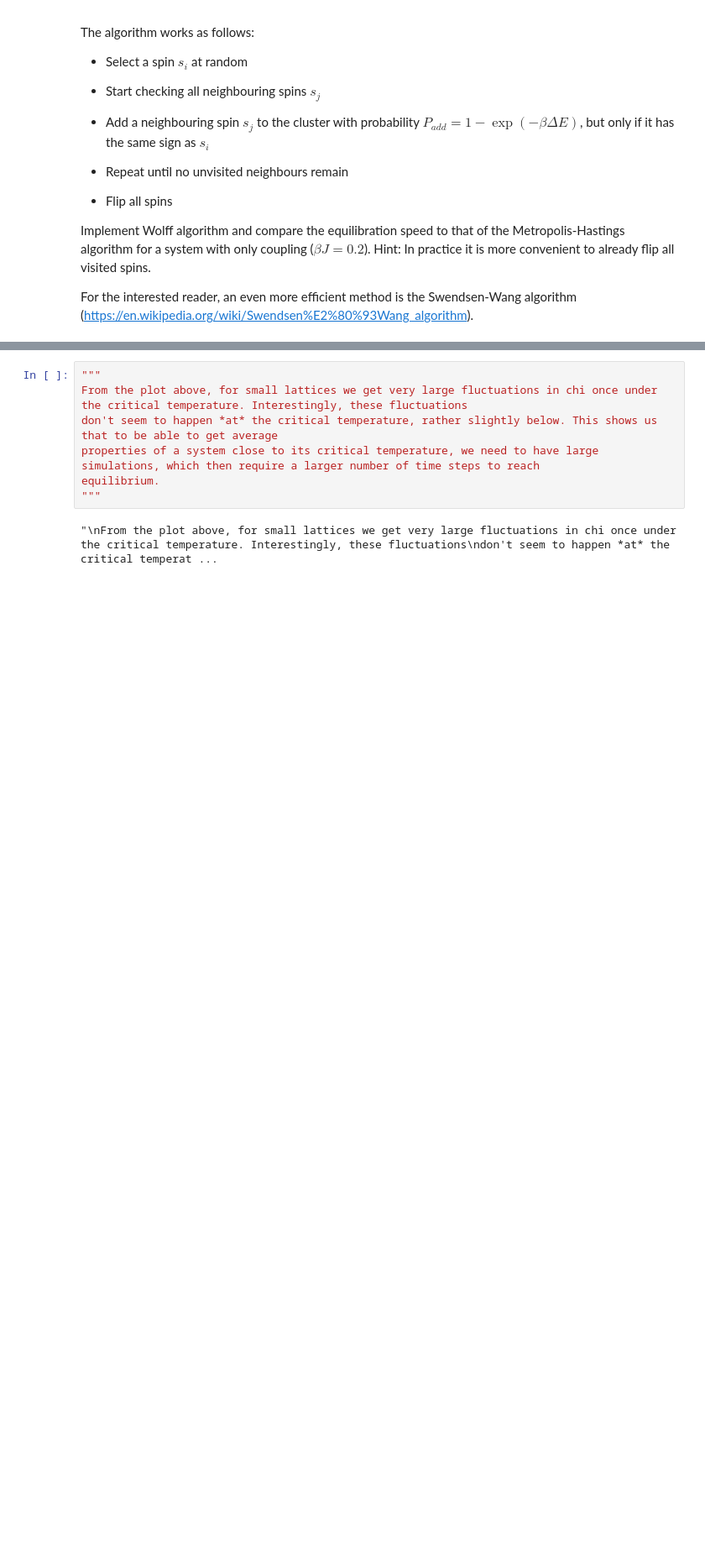
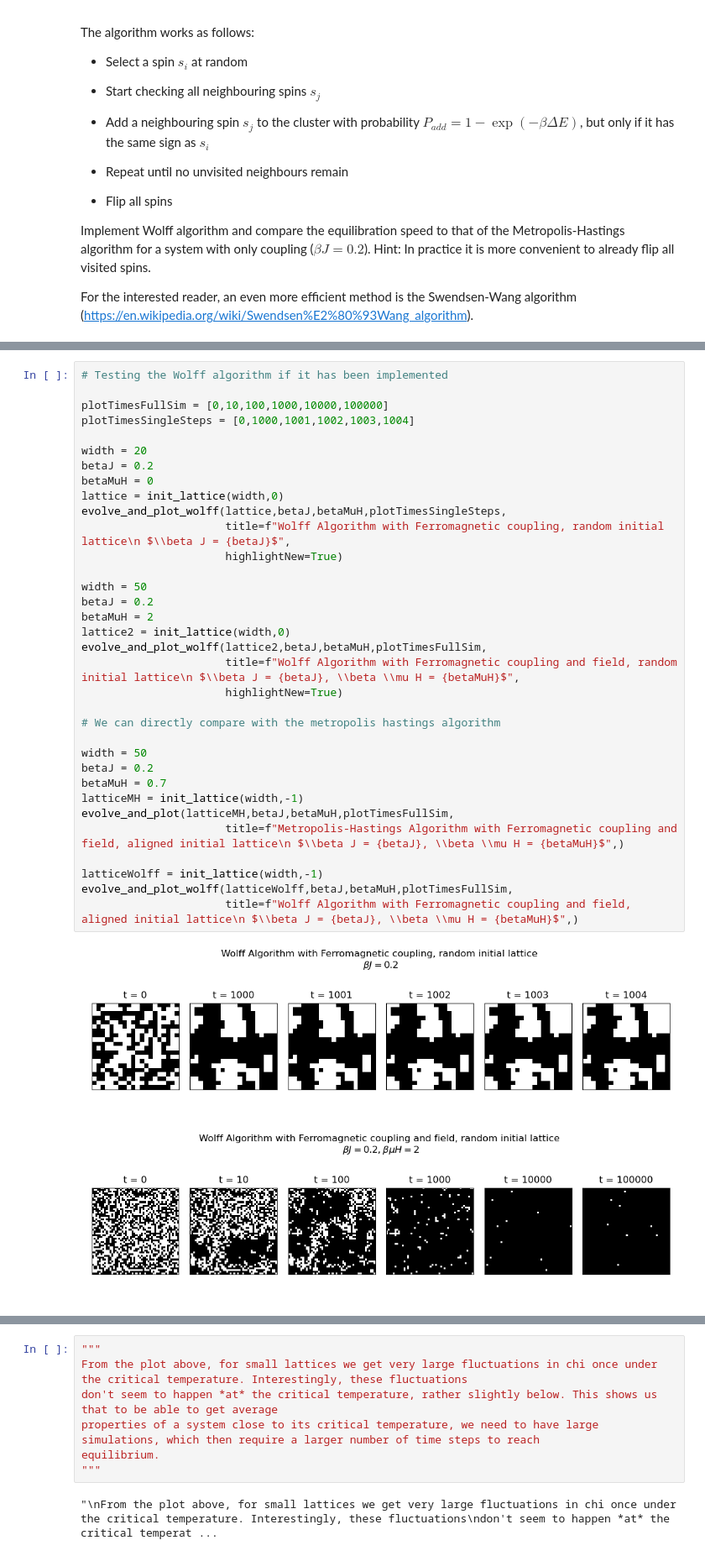
Before and after one commit to BenDavisonPetch/PartIICompPhys-Exercise-3-Mirror, a Jupyter notebook: IsingMonteCarlo.ipynb, the cells around one changed output, grey strips where cells are left out. Shown at 84% size. Cells and saved outputs as stored; diff of their text form; blank space fills up the shorter version.

```diff
--- a/IsingMonteCarlo.ipynb
+++ b/IsingMonteCarlo.ipynb
@@ -474,0 +528,37 @@ def evolve_and_plot_wolff(lattice,betaJ,betaMuH,plot_times):
+# %%
+# Testing the Wolff algorithm if it has been implemented
+
+plotTimesFullSim = [0,10,100,1000,10000,100000]
+plotTimesSingleSteps = [0,1000,1001,1002,1003,1004]
+
+width = 20
+betaJ = 0.2
+betaMuH = 0
+lattice = init_lattice(width,0)
+evolve_and_plot_wolff(lattice,betaJ,betaMuH,plotTimesSingleSteps,
+                      title=f"Wolff Algorithm with Ferromagnetic coupling, random initial lattice\n $\\beta J = {betaJ}$",
+                      highlightNew=True)
+
+width = 50
+betaJ = 0.2
+betaMuH = 2
+lattice2 = init_lattice(width,0)
+evolve_and_plot_wolff(lattice2,betaJ,betaMuH,plotTimesFullSim,
+                      title=f"Wolff Algorithm with Ferromagnetic coupling and field, random initial lattice\n $\\beta J = {betaJ}, \\beta \\mu H = {betaMuH}$",
+                      highlightNew=True)
+
+# We can directly compare with the metropolis hastings algorithm
+
+width = 50
+betaJ = 0.2
+betaMuH = 0.7
+latticeMH = init_lattice(width,-1)
+evolve_and_plot(latticeMH,betaJ,betaMuH,plotTimesFullSim,
+                      title=f"Metropolis-Hastings Algorithm with Ferromagnetic coupling and field, aligned initial lattice\n $\\beta J = {betaJ}, \\beta \\mu H = {betaMuH}$",)
+
+latticeWolff = init_lattice(width,-1)
+evolve_and_plot_wolff(latticeWolff,betaJ,betaMuH,plotTimesFullSim,
+                      title=f"Wolff Algorithm with Ferromagnetic coupling and field, aligned initial lattice\n $\\beta J = {betaJ}, \\beta \\mu H = {betaMuH}$",)
+# %% [output]
+[figure, added]
+[figure, added]
```
Also changed, not shown: parts of 22 cells of this notebook.
